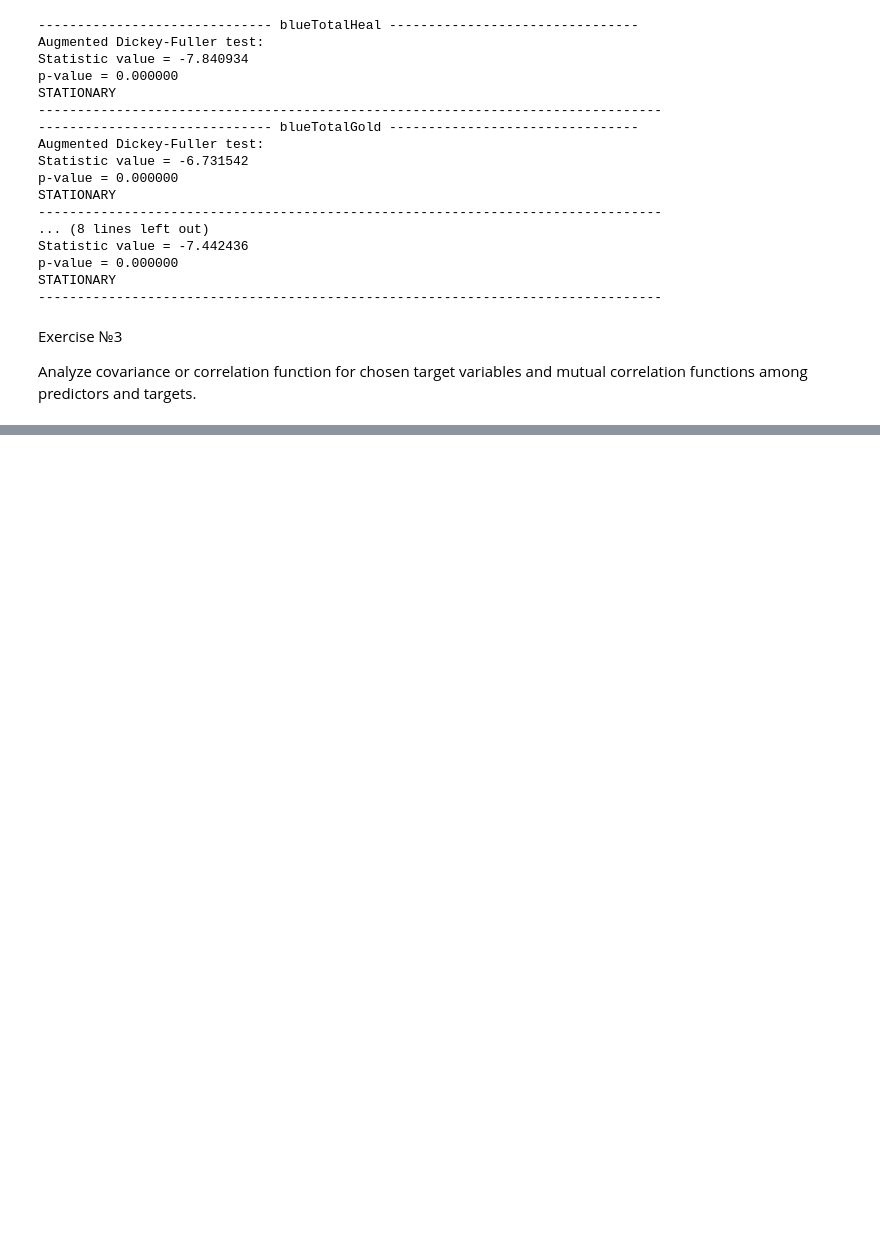
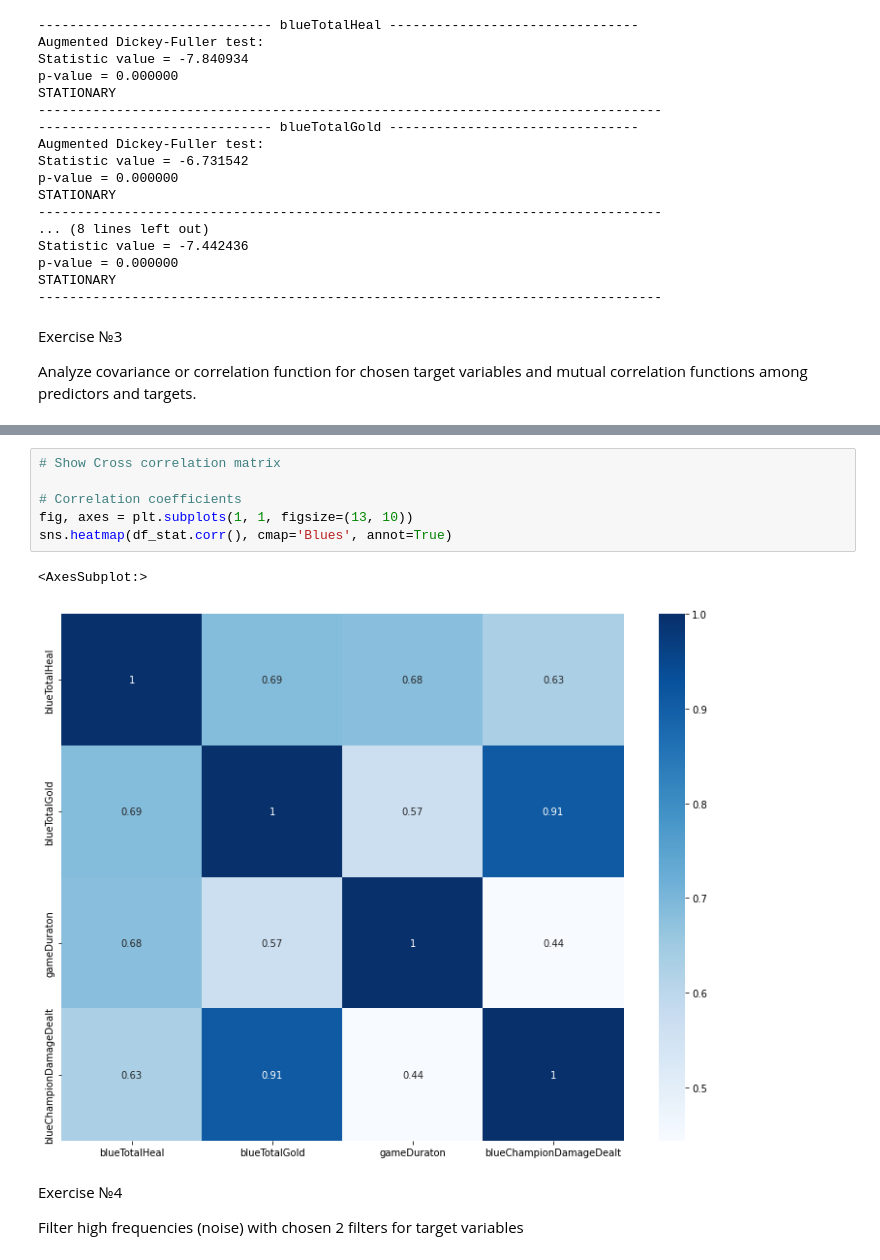
Before and after one commit to vandosik/M-M-MSA, a Jupyter notebook: Lab_4/lab_4.ipynb, the cells around one changed output, grey strips where cells are left out. Saved outputs shown, nothing was run; the diff lists cells and outputs as text; blank space fills up the shorter version.

```diff
--- a/Lab_4/lab_4.ipynb
+++ b/Lab_4/lab_4.ipynb
@@ -147,0 +172,13 @@ for col_name in target_cols:
+# %%
+# Show Cross correlation matrix
+
+# Correlation coefficients
+fig, axes = plt.subplots(1, 1, figsize=(13, 10))
+sns.heatmap(df_stat.corr(), cmap='Blues', annot=True)
+# %% [output]
+<AxesSubplot:>
+[figure, added]
+# %% [markdown]
+Exercise №4
+
+Filter high frequencies (noise) with chosen 2 filters for target variables
```
Also changed, not shown: parts of 6 cells of this notebook.
